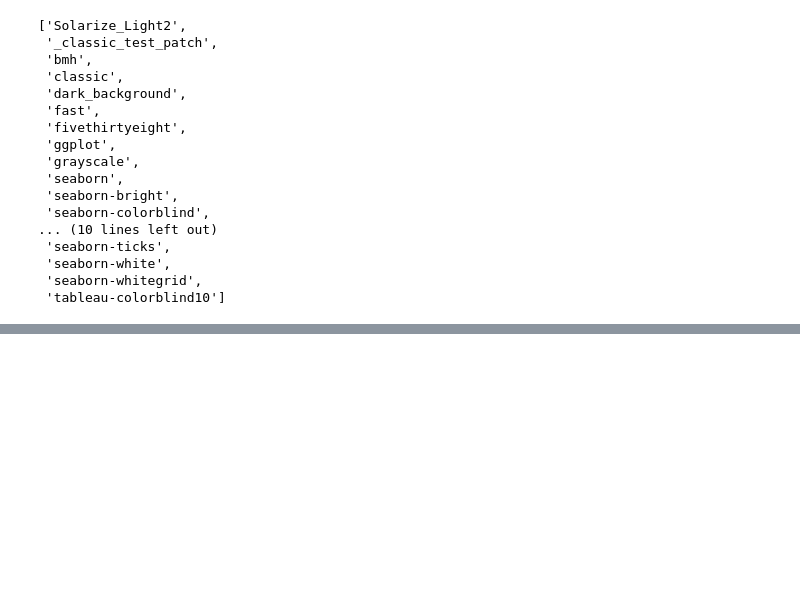
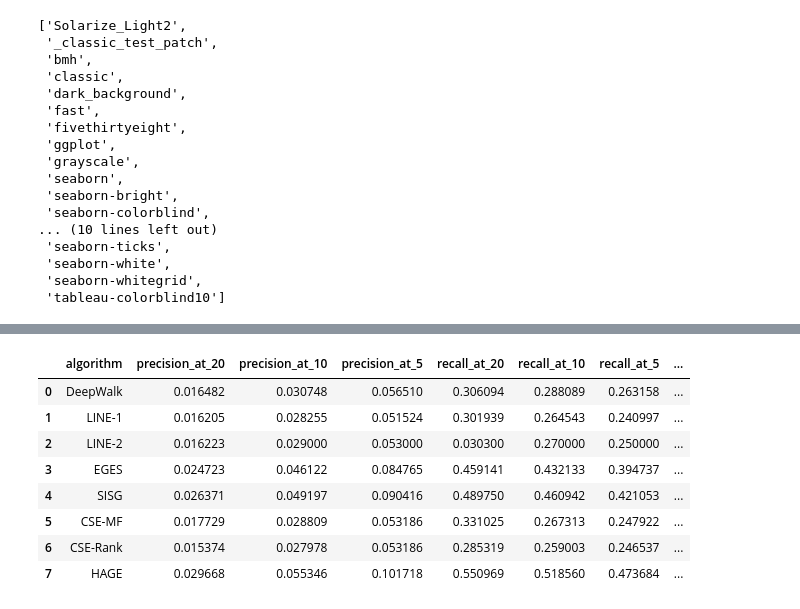
Before and after one commit to yycg/recommender-experiments, a Jupyter notebook: experiment2/notebook/douban_evaluation.ipynb, the cells around one changed output, grey strips where cells are left out. Cells and saved outputs as stored; diff of their text form; code cells hidden in the pictures; blank space fills up the shorter version.

```diff
--- a/experiment2/notebook/douban_evaluation.ipynb
+++ b/experiment2/notebook/douban_evaluation.ipynb
@@ -627,3 +627,29 @@ fig.savefig('./images/evaluations.eps', dpi=600, format="eps")
 fig.savefig("./images/evaluations.png", dpi=600, format="png")
 # %% [output]
 [figure]
+# %%
+data = {'algorithm':['DeepWalk','LINE-1','LINE-2', 'EGES', 'SISG', 'CSE-MF', 'CSE-Rank', 'HAGE'],
+        'precision_at_20':[0.016482, 0.016205,0.016223, 0.016482*1.5, 0.016482*1.6, 0.017729, 0.015374, 0.016482*1.8],
+       'precision_at_10':[0.030748,0.028255,0.029, 0.030748*1.5,0.030748*1.6, 0.028809, 0.027978, 0.030748*1.8],
+       'precision_at_5':[0.056510,0.051524,0.053, 0.056510*1.5, 0.056510*1.6, 0.053186, 0.053186, 0.056510*1.8],
+       'recall_at_20':[0.306094,0.301939,0.0303, 0.306094*1.5, 0.306094*1.6, 0.331025, 0.285319,0.306094*1.8],
+       'recall_at_10':[0.288089,0.264543,0.27, 0.288089*1.5,  0.288089*1.6, 0.267313, 0.259003,  0.288089*1.8],
+       'recall_at_5':[0.263158,0.240997,0.25, 0.263158*1.5, 0.263158*1.6, 0.247922, 0.246537,  0.263158*1.8],
+       'ndcg_at_20':[0.24,0.21,0.23, 0.24*1.5, 0.24*1.6, 0.245, 0.24, 0.24*1.8],
+       'ndcg_at_10':[0.23,0.205,0.212, 0.23*1.5, 0.23*1.6, 0.235, 0.23, 0.23*1.8],
+       'ndcg_at_5':[0.22,0.203,0.216, 0.22*1.5, 0.22*1.6, 0.23, 0.225, 0.22*1.8],
+       'map_at_20':[0.21,0.1945,0.207, 0.21*1.5, 0.21*1.6, 0.21, 0.2020, 0.21*1.8],
+       'map_at_10':[0.209528,0.193894,0.196,0.209528*1.5, 0.209528*1.6, 0.201681, 0.196276, 0.209528*1.8],
+       'map_at_5':[0.206140,0.190720,0.198, 0.206140*1.5, 0.206140*1.6, 0.198938, 0.194645, 0.209528*1.8],}
+douban_concat_dataframe = pd.DataFrame(data)
+douban_concat_dataframe
+# %% [output]
+|  | algorithm | precision_at_20 | precision_at_10 | precision_at_5 | recall_at_20 | recall_at_10 | recall_at_5 | ... |
+| 0 | DeepWalk | 0.016482 | 0.030748 | 0.056510 | 0.306094 | 0.288089 | 0.263158 | ... |
+| 1 | LINE-1 | 0.016205 | 0.028255 | 0.051524 | 0.301939 | 0.264543 | 0.240997 | ... |
+| 2 | LINE-2 | 0.016223 | 0.029000 | 0.053000 | 0.030300 | 0.270000 | 0.250000 | ... |
+| 3 | EGES | 0.024723 | 0.046122 | 0.084765 | 0.459141 | 0.432133 | 0.394737 | ... |
+| 4 | SISG | 0.026371 | 0.049197 | 0.090416 | 0.489750 | 0.460942 | 0.421053 | ... |
+| 5 | CSE-MF | 0.017729 | 0.028809 | 0.053186 | 0.331025 | 0.267313 | 0.247922 | ... |
+| 6 | CSE-Rank | 0.015374 | 0.027978 | 0.053186 | 0.285319 | 0.259003 | 0.246537 | ... |
+| 7 | HAGE | 0.029668 | 0.055346 | 0.101718 | 0.550969 | 0.518560 | 0.473684 | ... |
```
Also changed, not shown: parts of 3 cells of this notebook, 13 other files.
